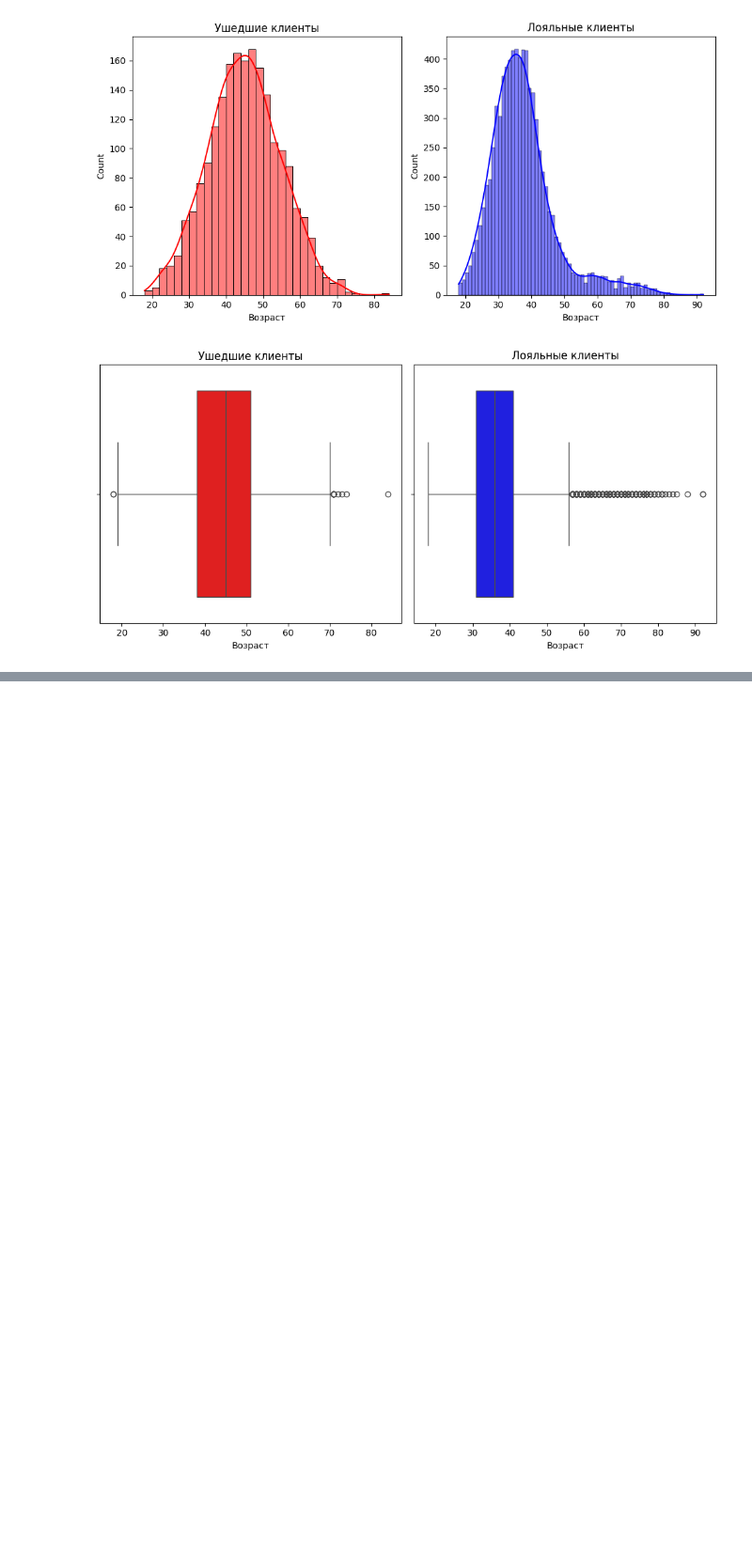
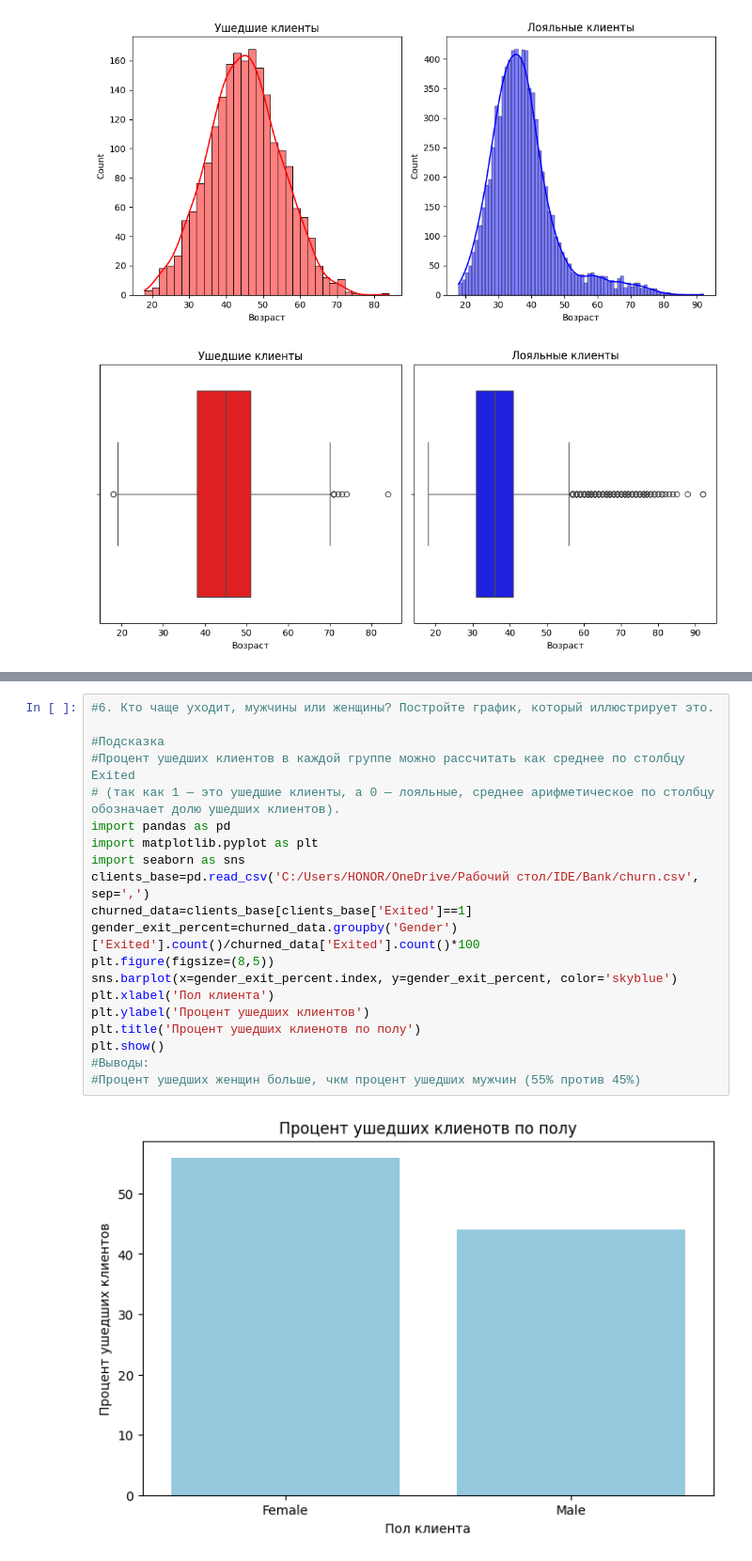
Before and after one commit to Kattybond25/IDE, a Jupyter notebook: Bank/Bank.ipynb, the cells around one changed output, grey strips where cells are left out. Shown at 94% size. Drawn from its saved outputs; the diff is of its cells as text; blank space fills up the shorter version.

```diff
--- a/Bank/Bank.ipynb
+++ b/Bank/Bank.ipynb
@@ -132,0 +147,22 @@ plt.show()
+# %%
+#6. Кто чаще уходит, мужчины или женщины? Постройте график, который иллюстрирует это.
+
+#Подсказка
+#Процент ушедших клиентов в каждой группе можно рассчитать как среднее по столбцу Exited
+# (так как 1 — это ушедшие клиенты, а 0 — лояльные, среднее арифметическое по столбцу обозначает долю ушедших клиентов).
+import pandas as pd
+import matplotlib.pyplot as plt
+import seaborn as sns
+clients_base=pd.read_csv('C:/Users/HONOR/OneDrive/Рабочий стол/IDE/Bank/churn.csv', sep=',')
+churned_data=clients_base[clients_base['Exited']==1]
+gender_exit_percent=churned_data.groupby('Gender')['Exited'].count()/churned_data['Exited'].count()*100
+plt.figure(figsize=(8,5))
+sns.barplot(x=gender_exit_percent.index, y=gender_exit_percent, color='skyblue')
+plt.xlabel('Пол клиента')
+plt.ylabel('Процент ушедших клиентов')
+plt.title('Процент ушедших клиенотв по полу')
+plt.show()
+#Выводы:
+#Процент ушедших женщин больше, чкм процент ушедших мужчин (55% против 45%)
+# %% [output]
+[figure, added]
```
Also changed, not shown: parts of 6 cells of this notebook.
